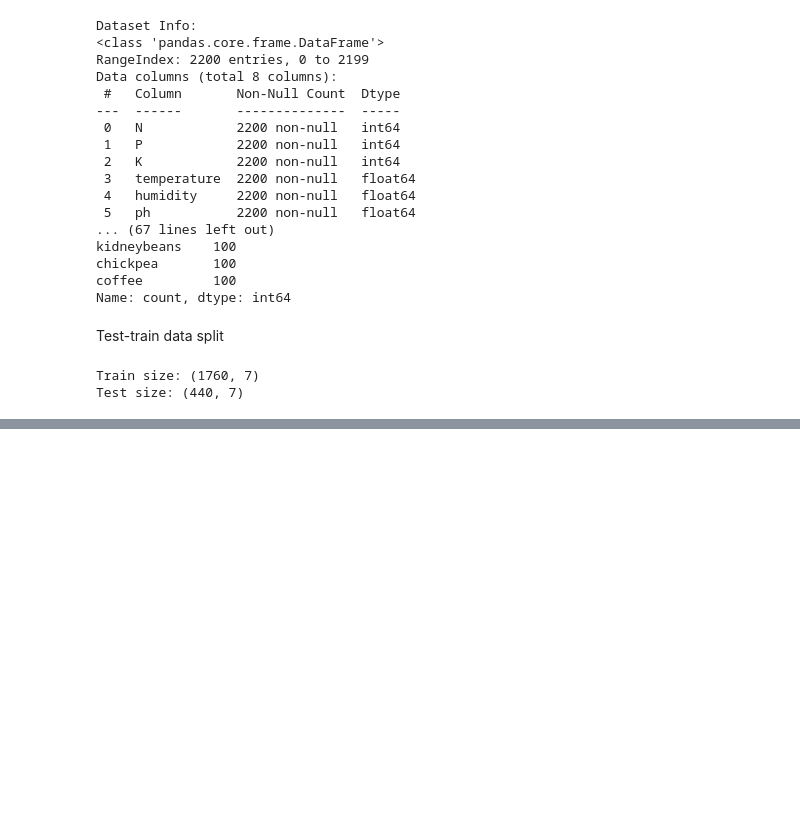
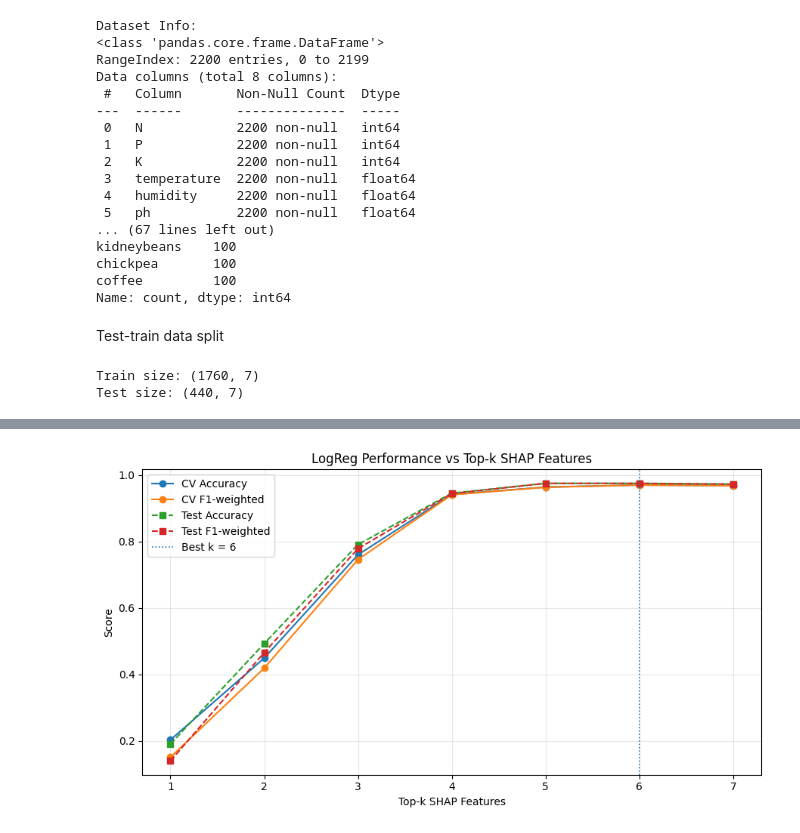
Before and after one commit to priyanshupriyank04/research_paper_project, a Jupyter notebook: research_ps1.ipynb, the cells around one changed output, grey strips where cells are left out. Saved outputs shown, nothing was run; the diff lists cells and outputs as text; code cells hidden in the pictures; blank space fills up the shorter version.

```diff
--- a/research_ps1.ipynb
+++ b/research_ps1.ipynb
@@ -117,0 +233,88 @@ Test size: (440, 7)
+# %%
+# ==== LogReg + SHAP top-k loop (CV + final test) ====
+import numpy as np
+import pandas as pd
+from sklearn.pipeline import Pipeline
+from sklearn.preprocessing import StandardScaler
+from sklearn.linear_model import LogisticRegression
+from sklearn.model_selection import StratifiedKFold, cross_val_score
+from sklearn.metrics import accuracy_score, f1_score
+import matplotlib.pyplot as plt
+
+# ordered_features = list(feature_importance.index)
+# X_train, X_test, y_train, y_test already defined
+
+def make_model(class_weight=None, C=1.0, solver="lbfgs"):
+    # NOTE: multi_class is intentionally NOT set to avoid the deprecation warning
+    return Pipeline([
+        ("scaler", StandardScaler(with_mean=True, with_std=True)),
+        ("clf", LogisticRegression(
+            max_iter=1000,
+            solver=solver,          # lbfgs supports multinomial automatically
+            C=C,
+            class_weight=class_weight
+        ))
+    ])
+
+CLASS_WEIGHT = None  # or "balanced" if needed
+cv = StratifiedKFold(n_splits=5, shuffle=True, random_state=42)
+
+ordered_features = list(feature_importance.index)
+rows = []
+n_feats = len(ordered_features)
+
+for k in range(1, n_feats + 1):
+    feats = [f for f in ordered_features[:k] if f in X_train.columns and f in X_test.columns]
+    if not feats:
+        continue
+
+    model = make_model(class_weight=CLASS_WEIGHT)
+
+    Xtr_k, Xte_k = X_train[feats], X_test[feats]
+    acc_cv = cross_val_score(model, Xtr_k, y_train, scoring="accuracy", cv=cv).mean()
+    f1w_cv = cross_val_score(model, Xtr_k, y_train, scoring="f1_weighted", cv=cv).mean()
+
+    model.fit(Xtr_k, y_train)
+    y_pred = model.predict(Xte_k)
+    acc_te = accuracy_score(y_test, y_pred)
+    f1w_te = f1_score(y_test, y_pred, average="weighted")
+
+    rows.append({
+        "k_features": k,
+        "features_used": feats,
+        "cv_accuracy": acc_cv,
+        "cv_f1_weighted": f1w_cv,
+        "test_accuracy": acc_te,
+        "test_f1_weighted": f1w_te
+    })
+
+results_df = pd.DataFrame(rows).sort_values("k_features").reset_index(drop=True)
+best_row = results_df.sort_values(
+    by=["cv_f1_weighted", "cv_accuracy", "k_features"],
+    ascending=[False, False, True]
+).iloc[0]
+
+best_k = int(best_row["k_features"])
+best_feats = best_row["features_used"]
+
+print(f"✅ Best k (by CV F1, then CV Acc): {best_k}")
+print("Features:", best_feats)
+print(f"CV  → Acc: {best_row['cv_accuracy']:.4f} | F1w: {best_row['cv_f1_weighted']:.4f}")
+print(f"Test→ Acc: {best_row['test_accuracy']:.4f} | F1w: {best_row['test_f1_weighted']:.4f}")
+
+plt.figure(figsize=(9,5))
+plt.plot(results_df["k_features"], results_df["cv_accuracy"], marker='o', label="CV Accuracy")
+plt.plot(results_df["k_features"], results_df["cv_f1_weighted"], marker='o', label="CV F1-weighted")
+plt.plot(results_df["k_features"], results_df["test_accuracy"], marker='s', linestyle='--', label="Test Accuracy")
+plt.plot(results_df["k_features"], results_df["test_f1_weighted"], marker='s', linestyle='--', label="Test F1-weighted")
+plt.axvline(best_k, linestyle=':', linewidth=1.2, label=f"Best k = {best_k}")
+plt.xlabel("Top-k SHAP Features")
+plt.ylabel("Score")
+plt.title("LogReg Performance vs Top-k SHAP Features")
+plt.grid(True, alpha=0.3)
+plt.legend()
+plt.tight_layout()
+plt.show()
+
+results_df.head(10)
+# %% [output]
@@ -117,0 +325 @@ Test size: (440, 7)
+[figure, added]
```
Also changed, not shown: parts of 30 cells of this notebook.
